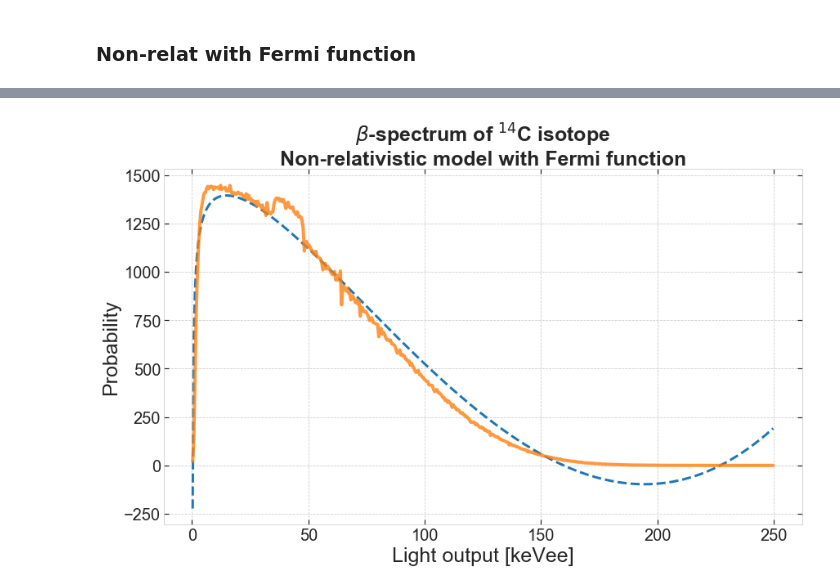
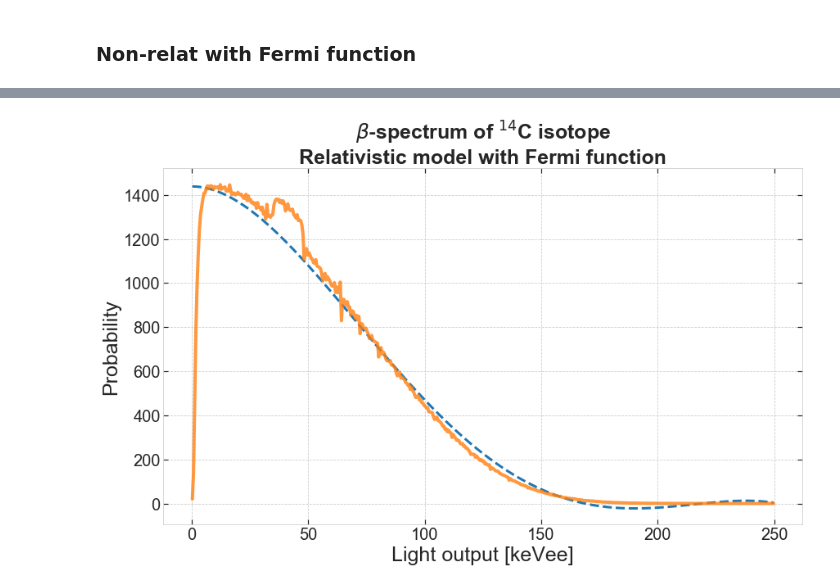
Before and after one commit to masterdesky/ELTE-applied-physics-2019, a Jupyter notebook: III. Liquid scintillation spectroscopy/notebooks/FSS.ipynb, the cells around one changed output, grey strips where cells are left out. Cells and saved outputs as stored; diff of their text form; code cells hidden in the pictures.

Commit message:
FSS relat fit

```diff
--- a/III. Liquid scintillation spectroscopy/notebooks/FSS.ipynb
+++ b/III. Liquid scintillation spectroscopy/notebooks/FSS.ipynb
@@ -60,7 +60,7 @@ sns.set_style({'axes.axisbelow': True,
                'ytick.left': True,
                'ytick.right': True})
 # %%
-PC = True
+PC = False
 if PC:
     FSS_dir = 'D://GitHub/ELTE_Applied_Physics_2019/III. Liquid Scintillation Spectroscopy/'
     FSS_data = FSS_dir + 'data/'
@@ -79,6 +79,7 @@ b0 = '\033[0m'
 # %% [markdown]
 ### $^{14}$C data
 # %%
+Z = 6
 Q = 156.5
 DPM = 120900
 # %% [markdown]
@@ -116,9 +112,9 @@ def read_data_files(file):
 
     return df
 # %%
-data_1 = read_data_files(file=(FSS_data + os.listdir(FSS_data)[1]))
-data_2 = read_data_files(file=(FSS_data + os.listdir(FSS_data)[2]))
-data_3 = read_data_files(file=(FSS_data + os.listdir(FSS_data)[3]))
+data_1 = read_data_files(file=(FSS_data + os.listdir(FSS_data)[0]))
+data_2 = read_data_files(file=(FSS_data + os.listdir(FSS_data)[1]))
+data_3 = read_data_files(file=(FSS_data + os.listdir(FSS_data)[2]))
 data = data_1.append(data_2, ignore_index=True).append(data_3, ignore_index=True)
 data = data.T
 # %%
@@ -428,27 +492,30 @@ perr_nrel = np.sqrt(np.diag(pcov_nrel))
+# %%
+energies = data.index
+popt_nrel, pcov_nrel = curve_fit(fit_relat_fermi, energies, data['mean'])
+perr_nrel = np.sqrt(np.diag(pcov_nrel))
 # %%
 nrows = 1
 ncols = 1
 fig, axes = plt.subplots(nrows=nrows, ncols=ncols, figsize=(ncols*14,nrows*8))
 
 titlesize = 25
 axislabelsize = 25
 axisticksize = 20
 
-axes.plot(energies, fit_non_relat_fermi(energies, *popt_nrel),
+axes.plot(energies, fit_relat_fermi(energies, *popt_nrel),
           lw=3, color='tab:blue', ls='--')
 axes.plot(data.index, data['mean'],
           lw=4, color='tab:orange', alpha=0.8)
 
-
-axes.set_title('$\\beta$-spectrum of $^{14}$C isotope\nNon-relativistic model with Fermi function', fontsize=titlesize, fontweight='bold')
+axes.set_title('$\\beta$-spectrum of $^{14}$C isotope\nRelativistic model with Fermi function', fontsize=titlesize, fontweight='bold')
 axes.set_xlabel('Light output [keVee]', fontsize=axislabelsize)
 axes.set_ylabel('Probability', fontsize=axislabelsize)
 axes.tick_params(axis='both', which='major', labelsize=axisticksize)
 
-plt.savefig(figsave_dir + 'non_relat_fermi_fit.' + figsave_format,
+plt.savefig(figsave_dir + 'relat_fermi_fit.' + figsave_format,
             format=figsave_format,
             dpi=figsave_dpi,
             bbox_inches='tight')
 plt.show()
 # %% [output]
-[figure, old version]
+[figure, new version]
```
Also changed, not shown: parts of 8 cells of this notebook, 10 other files.
